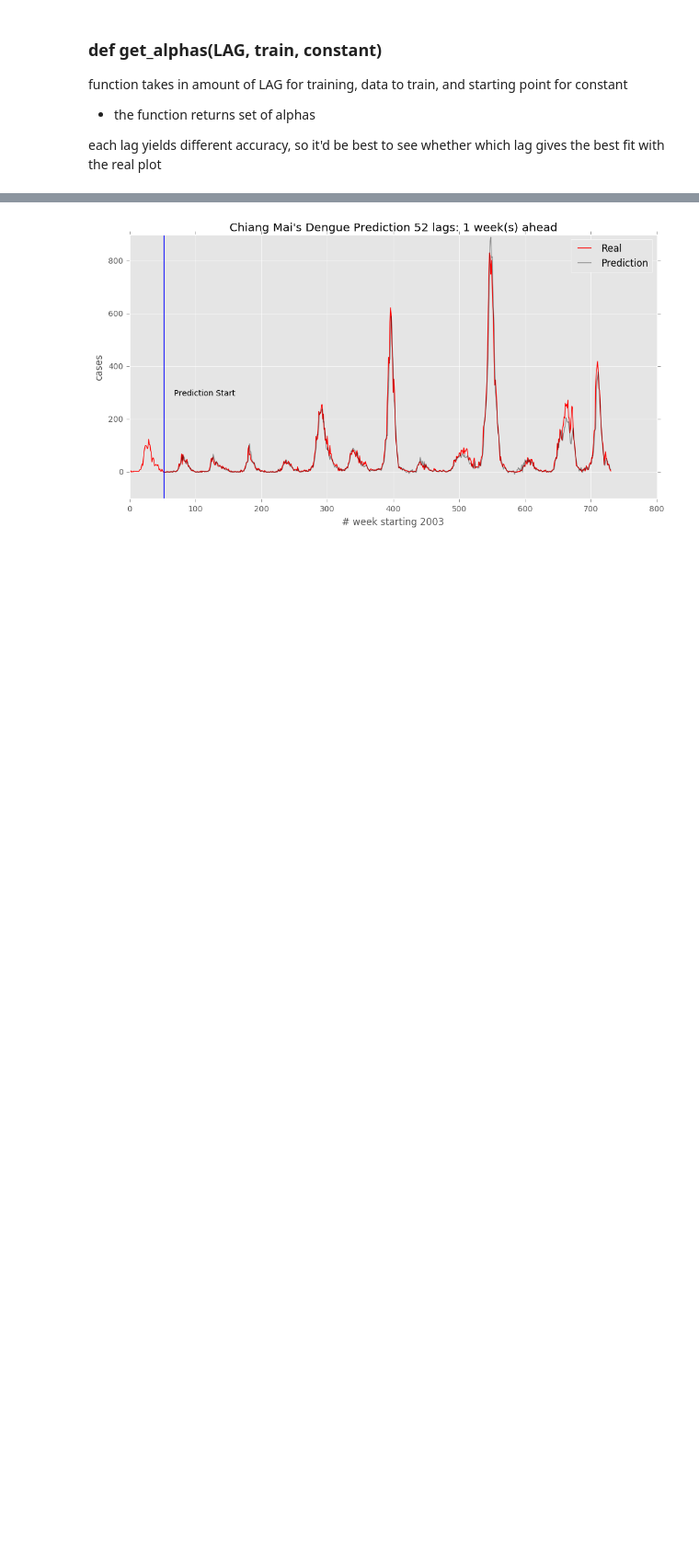
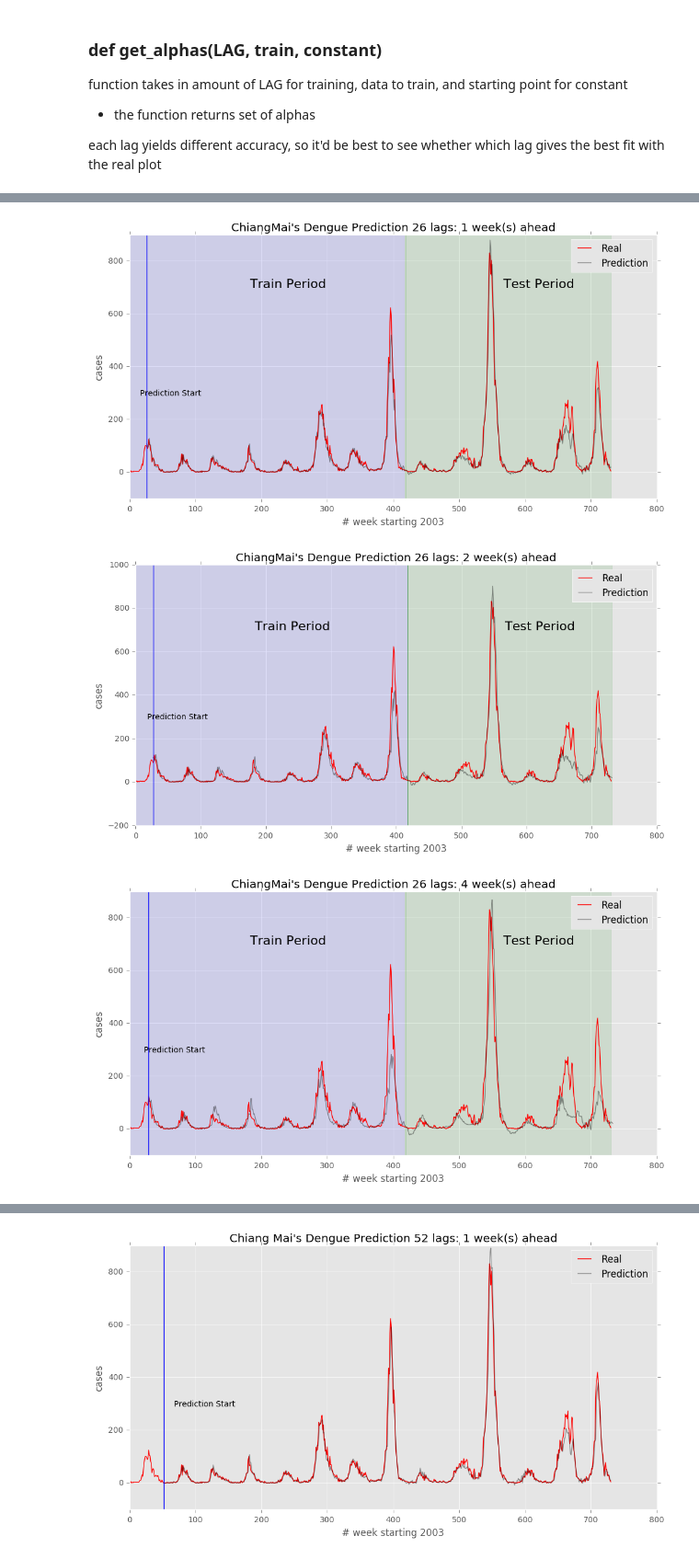
Before and after one commit to johnnycs/dengue-prediction, a Jupyter notebook: Seasonal Unbound Cases Prediction from Prediction.ipynb, the cells around one changed output, grey strips where cells are left out. Shown at 92% size. Cells and saved outputs as stored; diff of their text form; code cells hidden in the pictures; blank space fills up the shorter version.

```diff
--- a/Seasonal Unbound Cases Prediction from Prediction.ipynb
+++ b/Seasonal Unbound Cases Prediction from Prediction.ipynb
@@ -173,0 +144,6 @@ def plot_prediction(LAG,real,ws,province,nweek_to_predict=[1,2,4,8,12,52]):
+# %%
+plot_prediction(26,cm_dengues_df.cases,cm_26.x,"ChiangMai")
+# %% [output]
+[figure, added]
+[figure, added]
+[figure, added]
```
Also changed, not shown: parts of 15 cells of this notebook, 9 other files.
